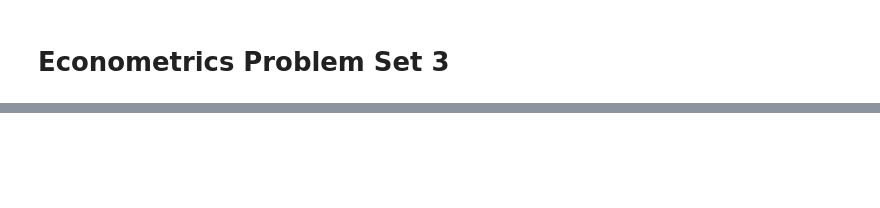
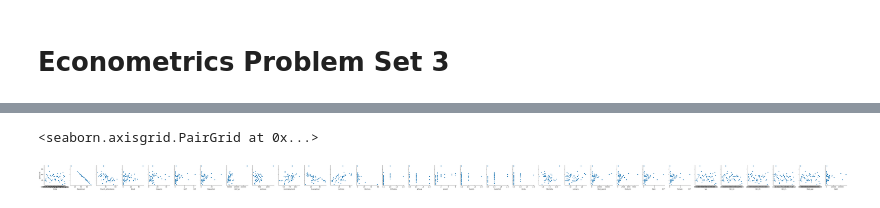
Before and after one commit to tomdoris/Econometrics_Problem-Set-3, a Jupyter notebook: Econometrics undergrad_Problem set 3.ipynb, the cells around one changed output, grey strips where cells are left out. Saved outputs shown, nothing was run; the diff lists cells and outputs as text; code cells hidden in the pictures; blank space fills up the shorter version.

```diff
--- a/Econometrics undergrad_Problem set 3.ipynb
+++ b/Econometrics undergrad_Problem set 3.ipynb
@@ -10,5 +14,5 @@ import statsmodels.api as stats
 # %%
-file_path = r"C:\Users\tomdo\Documents\PythonProjects\EconometricsCourse\Econometrics_Problem-Set-3"
+file_path = r"C:\Users\tomdo\Documents\PythonProjects\EconometricsCourse\Econometrics_Problem-Set-3\problemset3-1.xls"
 df = pd.read_excel(file_path)
 df.head()
 # %% [output]
@@ -15,0 +84,8 @@ PermissionError: [Errno 13] Permission denied: 'C:\\Users\\tomdo\\Documents\\Pyt
+# %%
+indep_var = df.columns.tolist()
+indep_var.remove("Democrat")
+dep_var = df.columns.tolist()[1]
+sns.pairplot(df, x_vars=indep_var, y_vars=dep_var, kind="scatter")
+# %% [output]
+<seaborn.axisgrid.PairGrid at 0x...>
+[figure, added]
```
Also changed, not shown: parts of 17 cells of this notebook.
